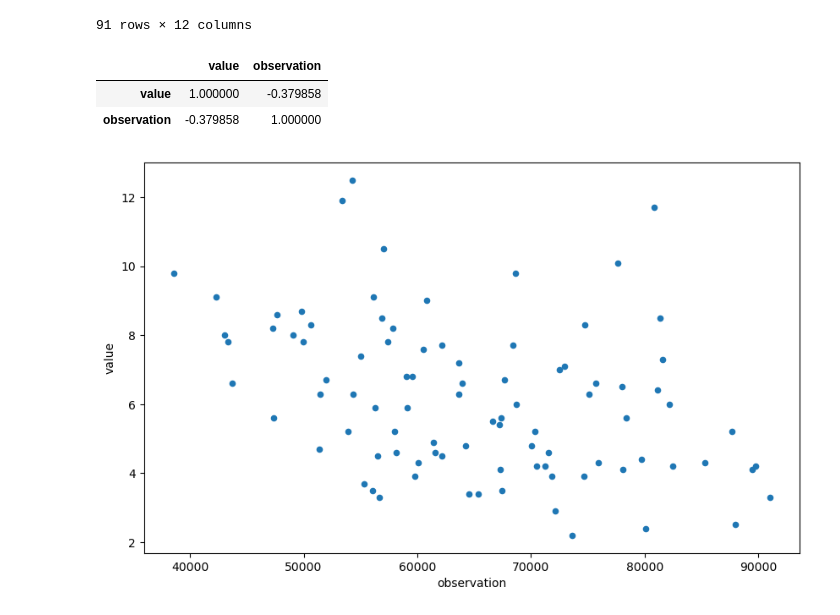
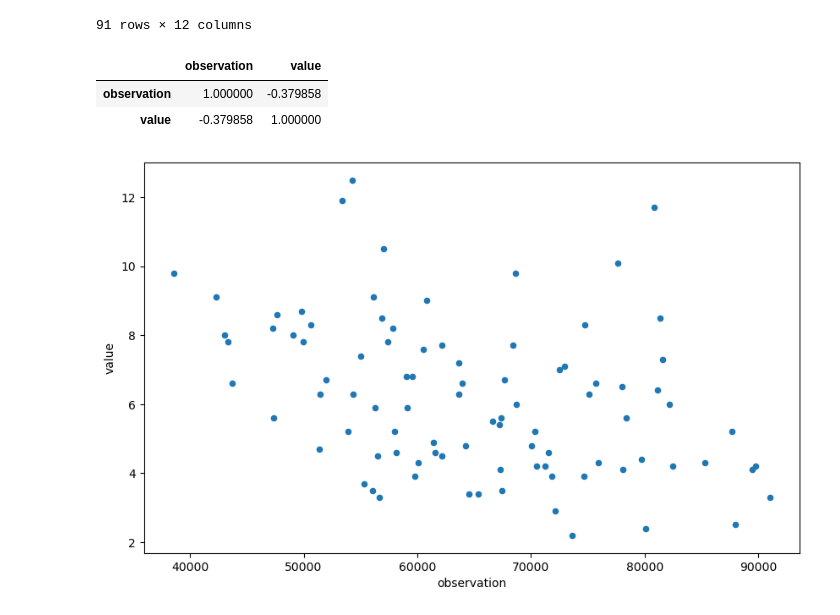
Before and after one commit to Kiirandeep/Capstone, a Jupyter notebook: Script/Unemployment2.ipynb, the cells around one changed output. Drawn from its saved outputs; the diff is of its cells as text; code cells hidden in the pictures.

```diff
--- a/Script/Unemployment2.ipynb
+++ b/Script/Unemployment2.ipynb
@@ -915,11 +915,11 @@ medianincome_unemp2010
 | 90 | 2022 | 89430 | Washington | Median Household Income in Washin... | income | LAUST530000000000003 | 2022 | M13 | ... |
 91 rows × 12 columns
 # %%
-medianincome_unemp2010[['value', 'observation']].corr()
+medianincome_unemp2010[['observation', 'value']].corr()
 # %% [output]
-|  | value | observation |
-| value | 1.000000 | -0.379858 |
-| observation | -0.379858 | 1.000000 |
+|  | observation | value |
+| observation | 1.000000 | -0.379858 |
+| value | -0.379858 | 1.000000 |
 # %%
 medianincome_unemp2010.plot(kind = 'scatter',
              x = 'observation',
```
Also changed, not shown: 2 other files.
